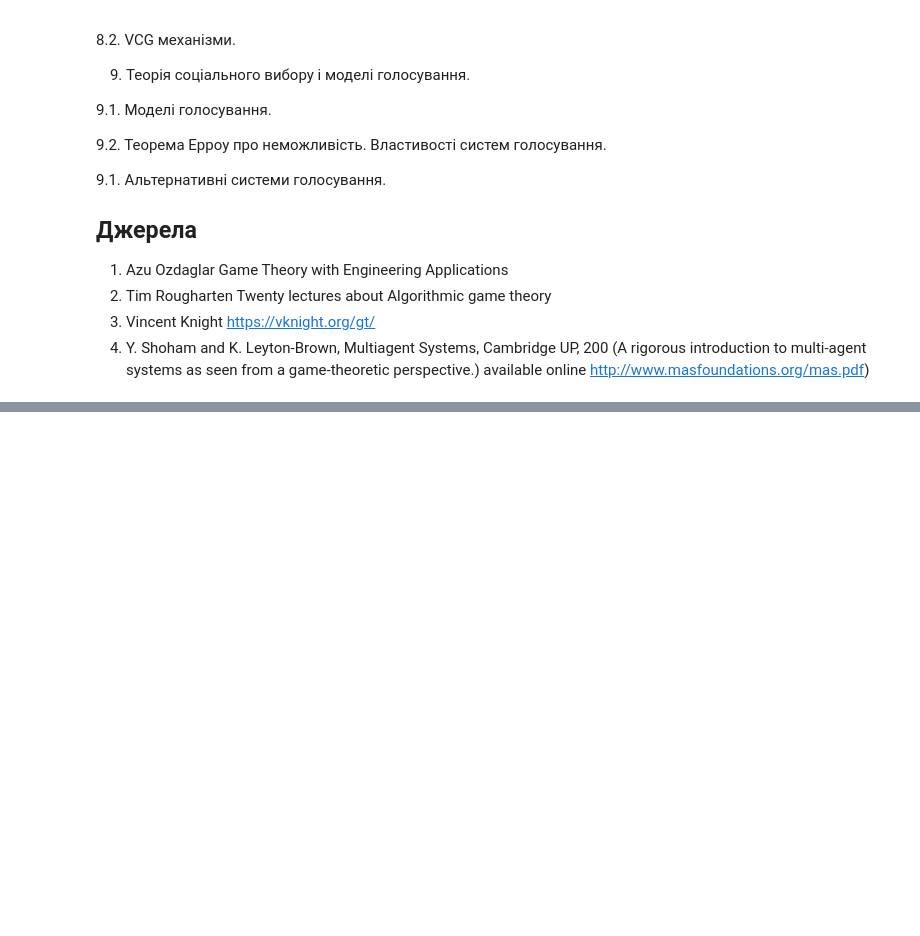
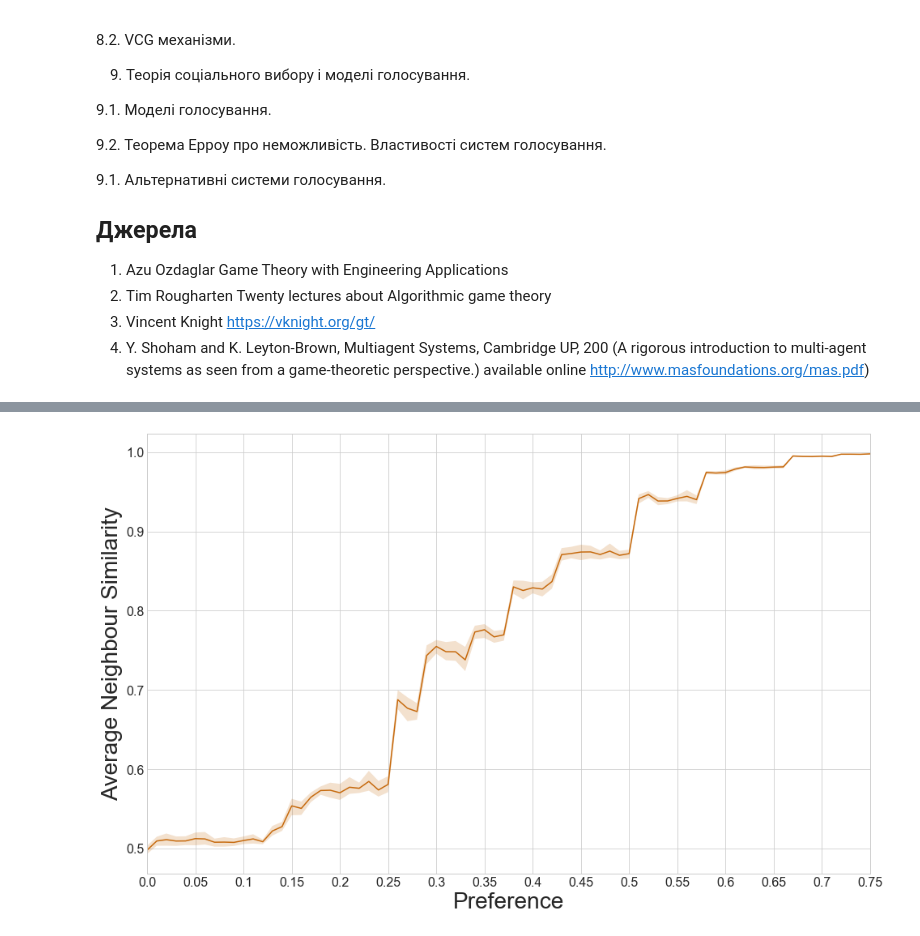
Before and after one commit to AndrijDen/GameTheoryKMA, a Jupyter notebook: Lecture1.ipynb, the cells around one changed output, grey strips where cells are left out. Cells and saved outputs as stored; diff of their text form; code cells hidden in the pictures; blank space fills up the shorter version.

```diff
--- a/Lecture1.ipynb
+++ b/Lecture1.ipynb
@@ -129,0 +544,11 @@
+# %%
+fig = plt.figure(figsize=(16, 10))
+sns.tsplot([[np.mean(worlds[k][trial].happiness_distribution()) for k in sorted(worlds)] for trial in range(num_trials)], ci=99);
+ticks = np.linspace(0, 75, 16)
+plt.xticks(ticks, [list(sorted(worlds.keys()))[int(t)] for t in ticks])
+plt.xlabel('Preference', fontsize=28)
+plt.ylabel('Average Neighbour Similarity', fontsize=28)
+plt.tick_params(axis='both', which='major', labelsize=16)
+plt.savefig('preference_meanhappiness')
+# %% [output]
+[figure, added]
```
Also changed, not shown: parts of 18 cells of this notebook.
